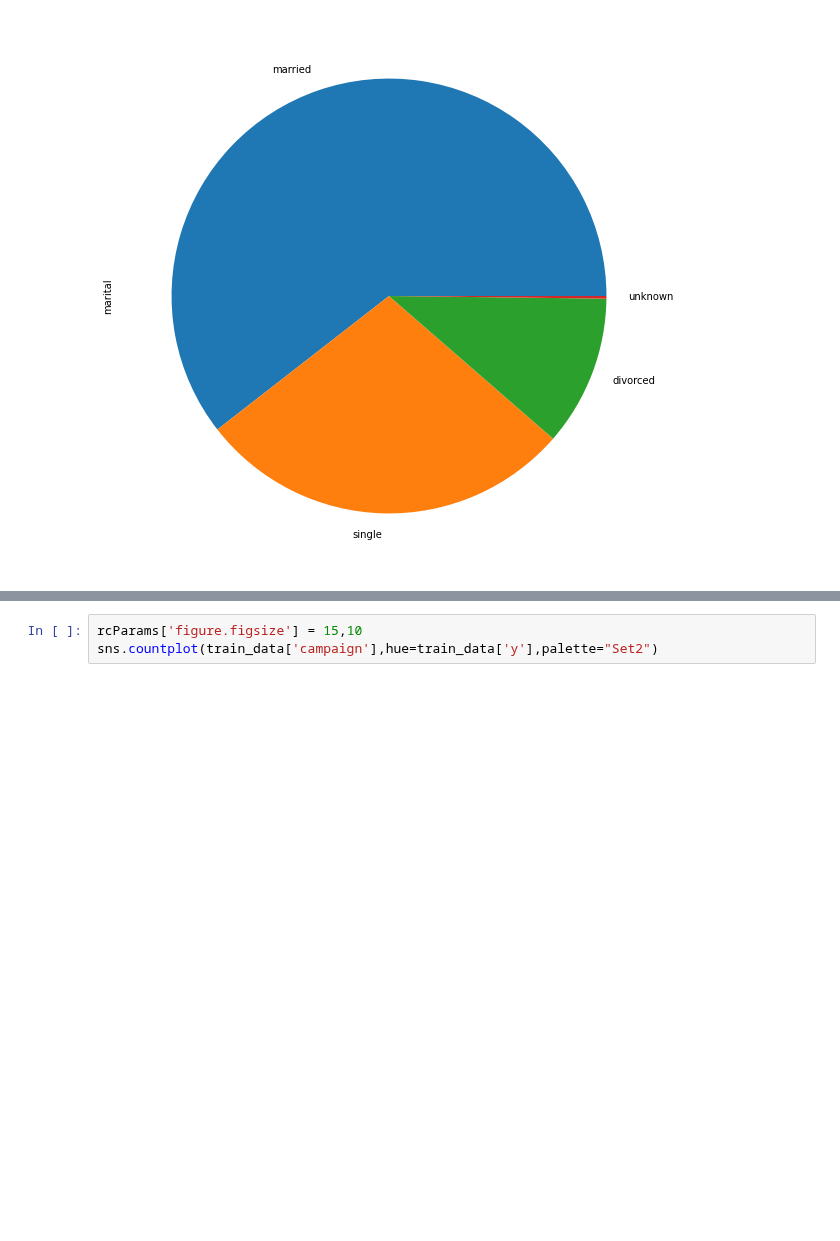
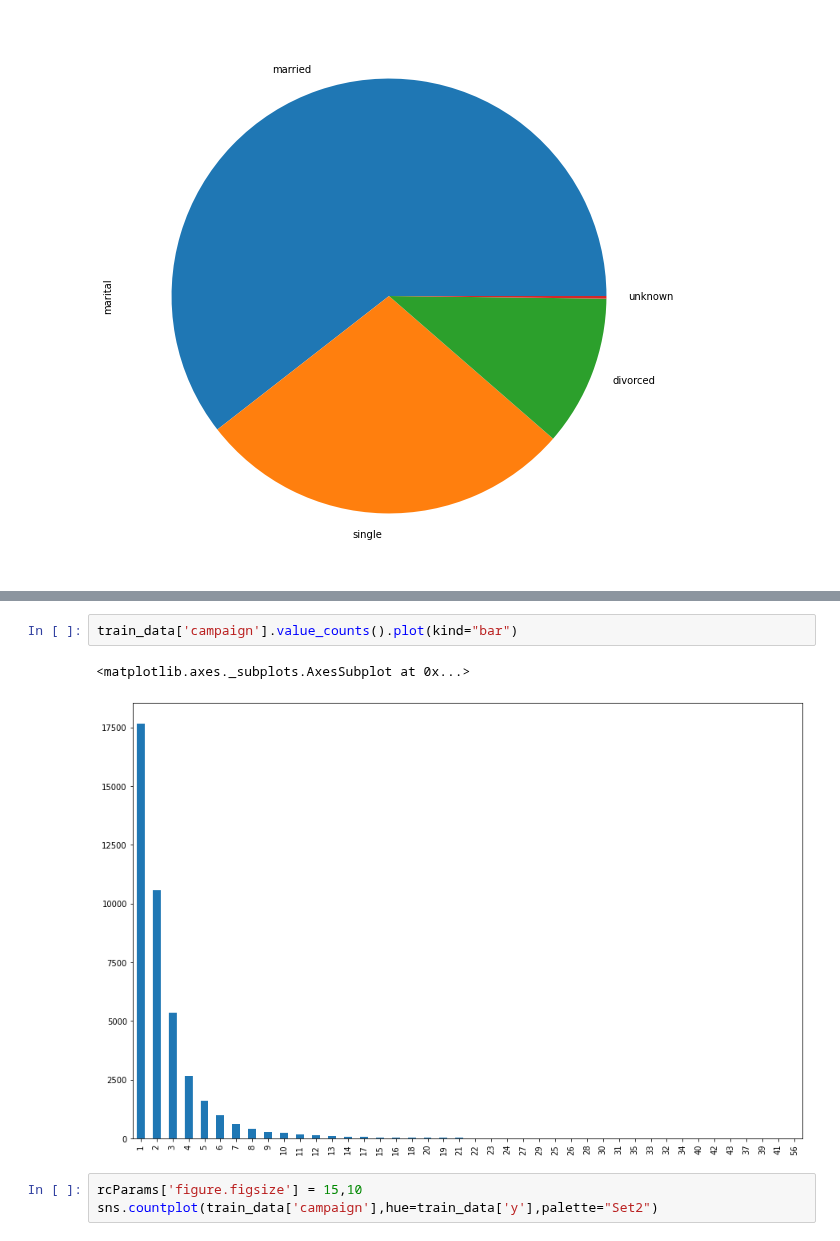
Before and after one commit to VpkPrasanna/ineuronchallanges, a Jupyter notebook: Banking subscription/BankSubscription.ipynb, the cells around one changed output, grey strips where cells are left out. Cells and saved outputs as stored; diff of their text form; blank space fills up the shorter version.

```diff
--- a/Banking subscription/BankSubscription.ipynb
+++ b/Banking subscription/BankSubscription.ipynb
@@ -183,3 +215,8 @@ train_data['marital'].value_counts().plot(kind="pie")
+# %%
+train_data['campaign'].value_counts().plot(kind="bar")
+# %% [output]
+<matplotlib.axes._subplots.AxesSubplot at 0x...>
+[figure, added]
 # %%
 rcParams['figure.figsize'] = 15,10
 sns.countplot(train_data['campaign'],hue=train_data['y'],palette="Set2")
```
Also changed, not shown: parts of 22 cells of this notebook.
